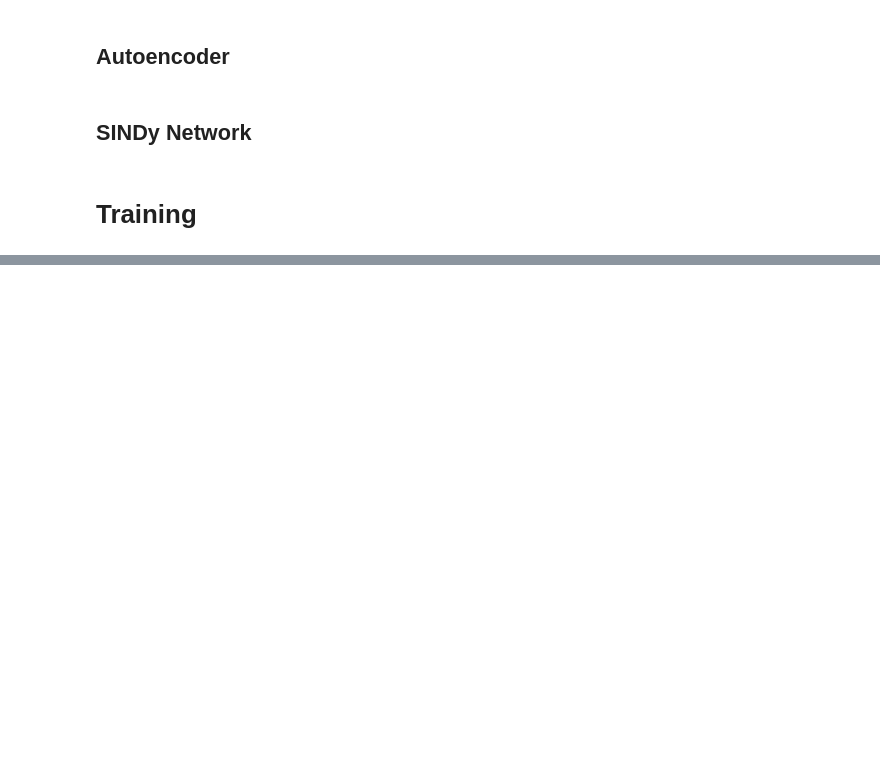
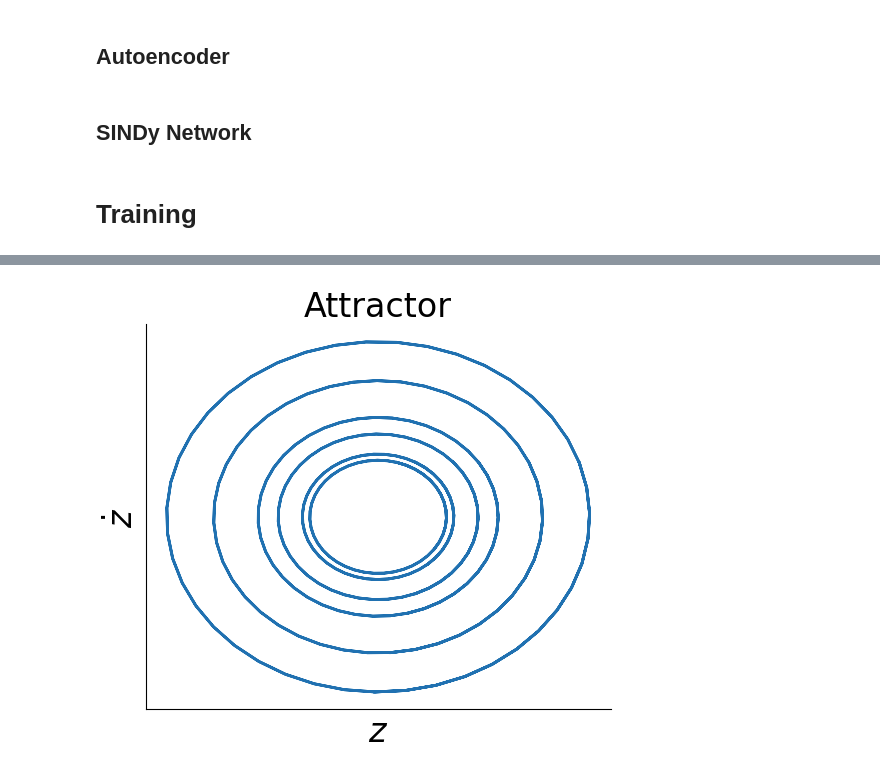
Before and after one commit to owenarnst/SINDy-Autoencoder, a Jupyter notebook: SINDy_Autoencoder.ipynb, the cells around one changed output, grey strips where cells are left out. Saved outputs shown, nothing was run; the diff lists cells and outputs as text; code cells hidden in the pictures; blank space fills up the shorter version.

```diff
--- a/SINDy_Autoencoder.ipynb
+++ b/SINDy_Autoencoder.ipynb
@@ -1207,14 +1312,20 @@ criterion = Loss(
     order=params["model_order"],
 )
 optimizer = torch.optim.Adam(sindy.parameters(), lr=params["learning_rate"])
-training_data = generate_training_data("pendulum", 5)
-refinement_data = generate_training_data("pendulum", 1)
-num_epochs = training_data['x'].shape[0]
-refinement_epochs = refinement_data['x'].shape[0]
+training_data = generate_training_data("pendulum", 10, noise_strength=1e-6)
+val_data = generate_training_data("pendulum", 2, noise_strength=0)
+num_epochs = 1
+refinement_epochs = 1
 
 # Train with regularization
 criterion.set_regularization(True)
-train_second_order(sindy, num_epochs, refinement_epochs, optimizer, criterion, training_data, refinement_data)
+train_second_order(sindy, num_epochs, refinement_epochs, optimizer, criterion, training_data)
+
+# Get validation loss
+reconstruction_loss, sindy_loss, latent_loss = validation_loss(val_data, sindy, criterion)
+print(f"Reconstruction Loss: {reconstruction_loss:.4f}")
+print(f"SINDy Loss: {sindy_loss:.4f}")
+print(f"Latent Loss: {latent_loss:.4f}")
 
 # Save the model
 torch.save({
@@ -1222,6 +1333,7 @@ torch.save({
     'decoder': decoder.state_dict(),
     'sindy': sindy.state_dict(),
     'optimizer': optimizer.state_dict(),
+    'criterion': criterion.state_dict(),
     'params': params  # Optional: save config to make loading easier
 }, "sindy_model_checkpoint.pth")
 # %% [output]
@@ -1267,0 +1346,65 @@ tensor([[-0.0000],
+# %%
+t = np.arange(0, 20, 0.2)
+z0s = np.pi / np.array([1.5, 2, 3, 4, 8, 16])
+dz0s = 0.5 * np.ones(z0s.shape)
+
+# set f such that it reflects the system you are trying to graph
+# f = lambda z, t: [z[1], -0.5341*z[0]]
+# f = lambda z, t: [z[1], 1]
+n_ics = z0s.size
+
+z = np.zeros((n_ics, t.size, 2))
+dz = np.zeros(z.shape)
+for i in range(n_ics):
+    z[i] = odeint(f, [z0s[i], dz0s[i]], t)
+    dz[i] = np.array([f(z[i, j], t[j]) for j in range(len(t))])
+
+x, dx, ddx = pendulum_to_movie(z, dz)
+
+test_data = {}
+test_data["x"] = x.reshape((-1, params["input_dim"]))
+test_data["dx"] = dx.reshape((-1, params["input_dim"]))
+test_data["ddx"] = ddx.reshape((-1, params["input_dim"]))
+test_data["z"] = z[:, :, 0].reshape((-1, params["latent_dim"]))
+test_data["dz"] = z[:, :, 1].reshape((-1, params["latent_dim"]))
+test_data["ddz"] = dz[:, :, 1].reshape((-1, params["latent_dim"]))
+
+
+true_coefficients = np.zeros(sindy.sindy_coefficients.shape)
+# Set the value of each coefficient to produce the attractor
+
+z_sim = np.zeros((n_ics, t.size, 2))
+pendulum_sim = np.zeros(z_sim.shape)
+
+
+for i in range(n_ics):
+    pendulum_sim[i] = sindy_simulate_order2(
+        test_data["z"][i * t.size],
+        test_data["dz"][i * t.size],
+        t,
+        true_coefficients,
+        params["poly_order"],
+        params["include_sine"],
+    )
+
+
+# Plot true pendulum
+plt.figure(figsize=(6, 5))
+plt.plot(pendulum_sim[:, :, 0].T, pendulum_sim[:, :, 1].T, linewidth=2, color="#2071B1")
+plt.xlabel(r"$z$", fontsize=24)
+plt.ylabel(r"$\dot{z}$", fontsize=24, )
+plt.title("Attractor", fontsize=24)
+
+# Remove ticks
+plt.xticks([])
+plt.yticks([])
+
+# Customize axes (spines)
+ax = plt.gca()
+ax.spines['top'].set_visible(False)
+ax.spines['right'].set_visible(False)
+
+plt.savefig("pendulum.png")
+plt.show()
+# %% [output]
+[figure, added]
```
Also changed, not shown: parts of 17 cells of this notebook, 4 other files.
